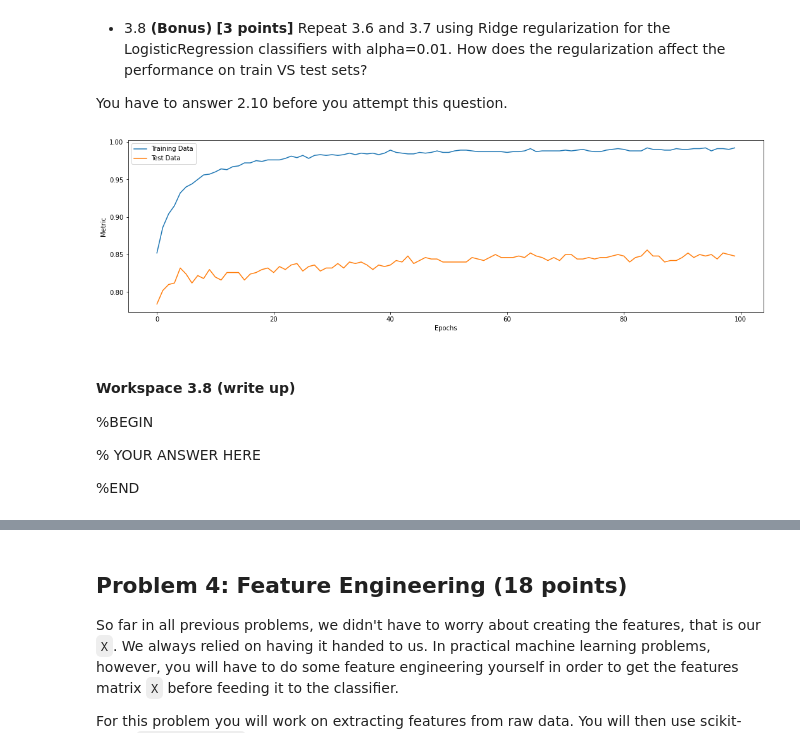
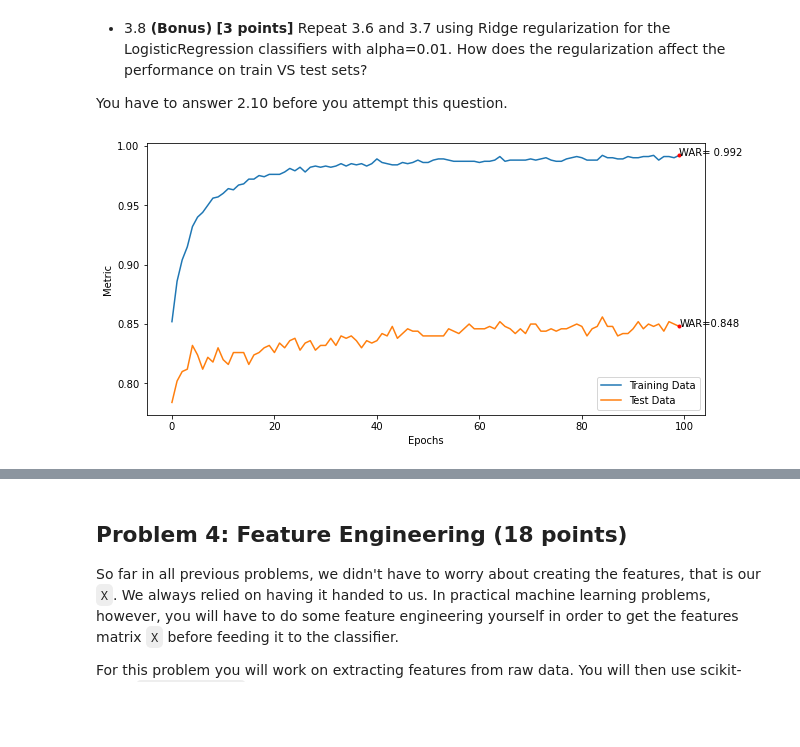
Before and after one commit to brianmoral/ML, a Jupyter notebook: Problem_Sets/Set-3/PS3-Brian-Morales.ipynb, the cells around one changed output, grey strips where cells are left out. Cells and saved outputs as stored; diff of their text form; code cells hidden in the pictures; blank space fills up the shorter version.

```diff
--- a/Problem_Sets/Set-3/PS3-Brian-Morales.ipynb
+++ b/Problem_Sets/Set-3/PS3-Brian-Morales.ipynb
@@ -1216,30 +1225,26 @@ You have to answer 2.10 before you attempt this question.
 # %%
 epochs = 100
 eta = 0.1
 batch_size = 64
 alpha = 1e-2
 # Workspace 3.8 (code)
 #BEGIN
 metric = []
 np.random.seed(42)
 metric = OneVersusAll(eta=0.1, alpha=alpha).fit(digits.X_train, digits.y_train, batch_size=batch_size, epochs=epochs)
 test_metric = OneVersusAll(eta=0.1, alpha=alpha).fit(digits.X_train, digits.y_train, batch_size=batch_size, epochs = epochs, validation_X=digits.X_test, validation_y=digits.y_test)
 
 epochs = np.array(range(0,100))
 plt.plot(epochs, metric, label = 'Training Data')
+plt.plot(99, metric[-1], '.', color = 'red')
+plt.annotate('WAR= ' + str(metric[-1]), (99, metric[-1]))
 plt.plot(epochs, test_metric, label = 'Test Data')
+plt.plot(99, test_metric[-1], '.', color = 'red')
+plt.annotate('WAR=' + str(test_metric[-1]), (99, test_metric[-1]))
 plt.xlabel('Epochs')
 plt.ylabel('Metric')
 plt.legend()
 plt.show()
 #END
 # %% [output]
-[figure, old version]
+[figure, new version]
-# %% [markdown]
-#### Workspace 3.8 (write up)
-
-%BEGIN
-
-% YOUR ANSWER HERE
-
-%END
```
Also changed, not shown: parts of 4 cells of this notebook.
